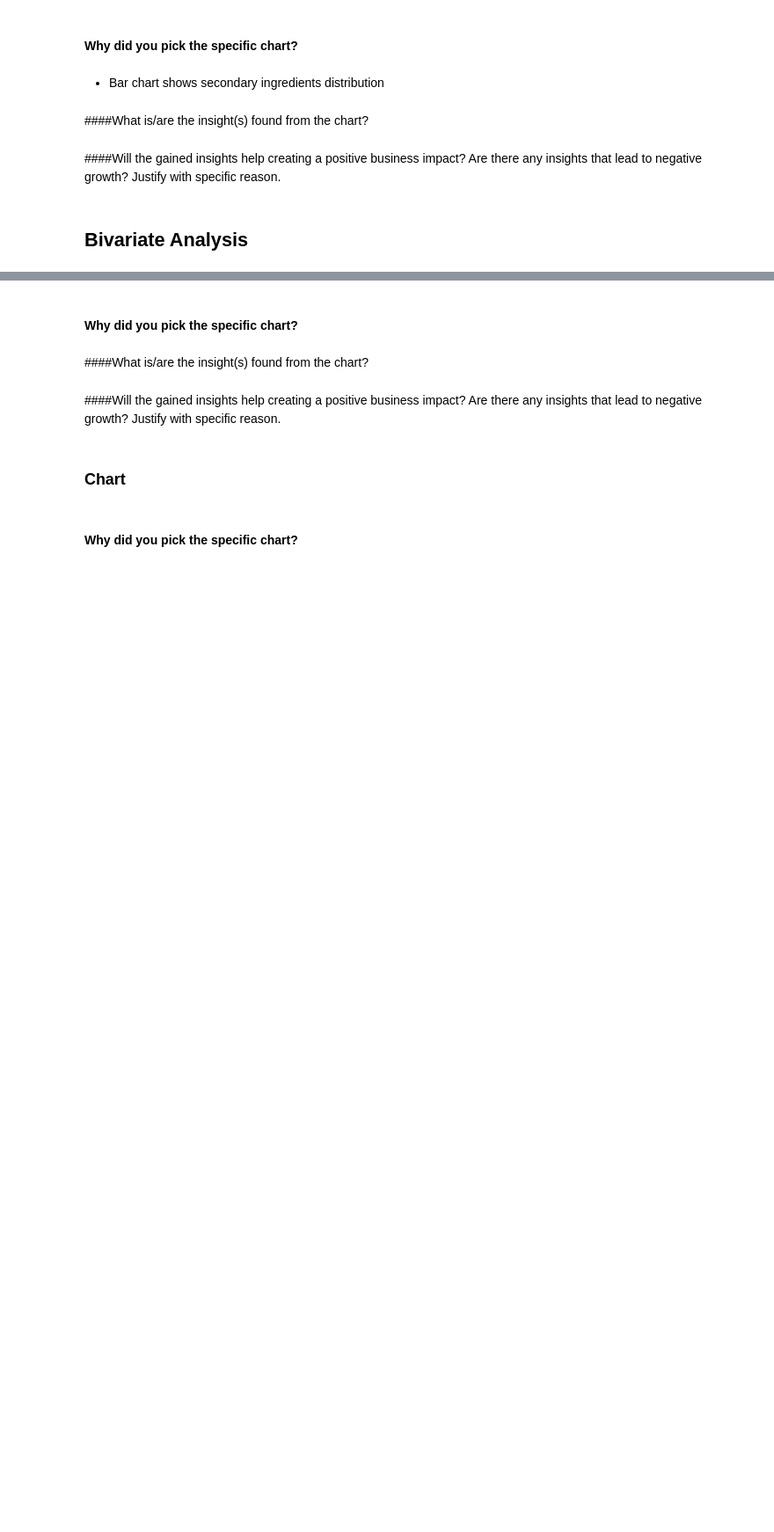
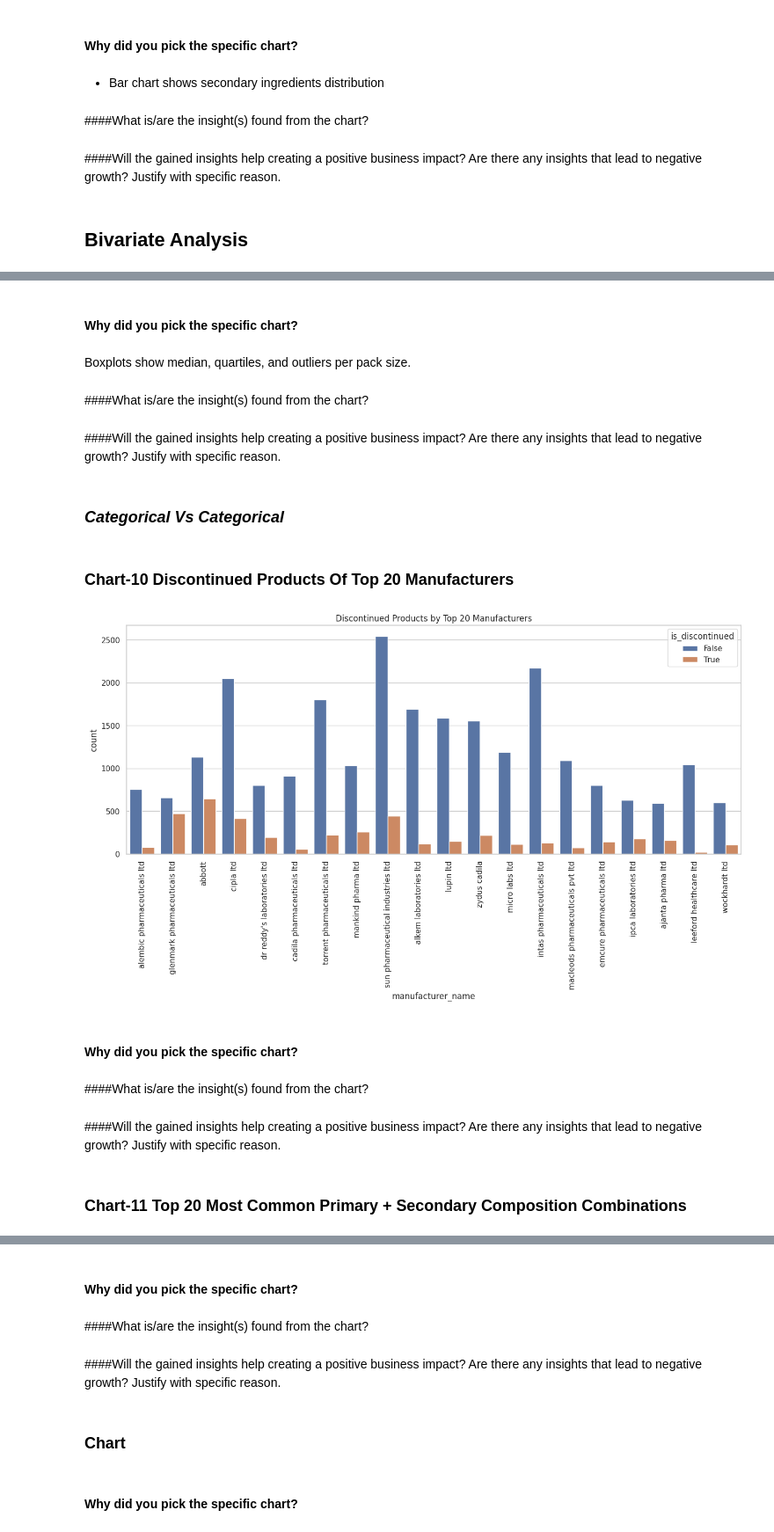
Before and after one commit to Sagarjain93/Pharma_Medicines, a Jupyter notebook: Pharma_medicines.ipynb, the cells around one changed output, grey strips where cells are left out. Shown at 88% size. Drawn from its saved outputs; the diff is of its cells as text; code cells hidden in the pictures; blank space fills up the shorter version.

```diff
--- a/Pharma_medicines.ipynb
+++ b/Pharma_medicines.ipynb
@@ -579,0 +594,32 @@ Numerical Vs Numerical Analysis
+# %% [markdown]
+#### Why did you pick the specific chart?
+# %% [markdown]
+Boxplots show median, quartiles, and outliers per pack size.
+# %% [markdown]
+####What is/are the insight(s) found from the chart?
+# %% [markdown]
+####Will the gained insights help creating a positive business impact?
+Are there any insights that lead to negative growth? Justify with specific reason.
+# %% [markdown]
+### *Categorical Vs Categorical*
+# %% [markdown]
+### Chart-10 Discontinued Products Of Top 20 Manufacturers
+# %%
+# Chart No.  Data Visualization
+top_manuf = df['manufacturer_name'].value_counts().head(20).index
+plt.figure(figsize=(16,6))
+sns.countplot(x='manufacturer_name', hue='is_discontinued', data=df[df['manufacturer_name'].isin(top_manuf)])
+plt.xticks(rotation=90)
+plt.title("Discontinued Products by Top 20 Manufacturers")
+plt.show()
+# %% [output]
+[figure, added]
+# %% [markdown]
+#### Why did you pick the specific chart?
+# %% [markdown]
+####What is/are the insight(s) found from the chart?
+# %% [markdown]
+####Will the gained insights help creating a positive business impact?
+Are there any insights that lead to negative growth? Justify with specific reason.
+# %% [markdown]
+### Chart-11 Top 20 Most Common Primary + Secondary Composition Combinations
```
Also changed, not shown: parts of 90 cells of this notebook.
